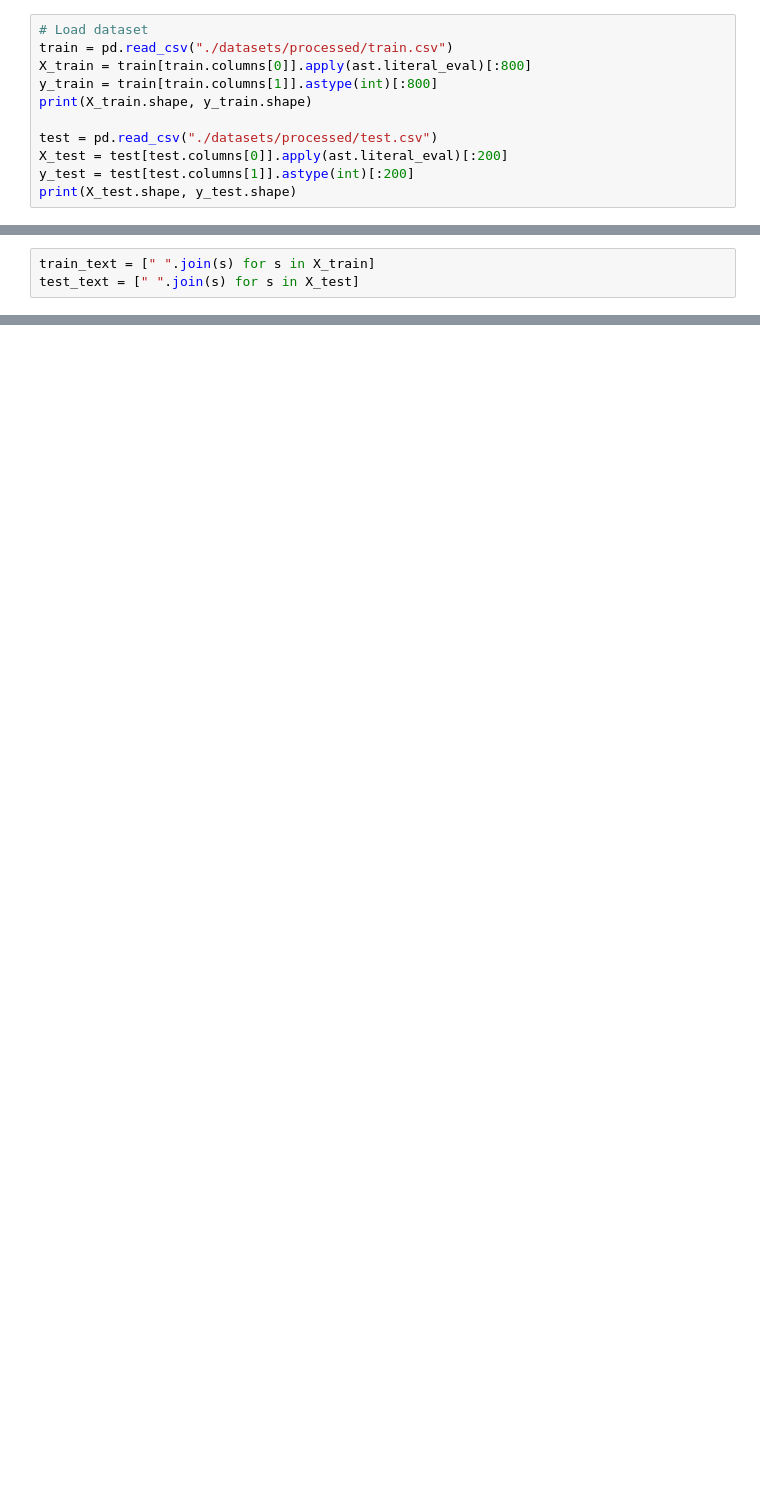
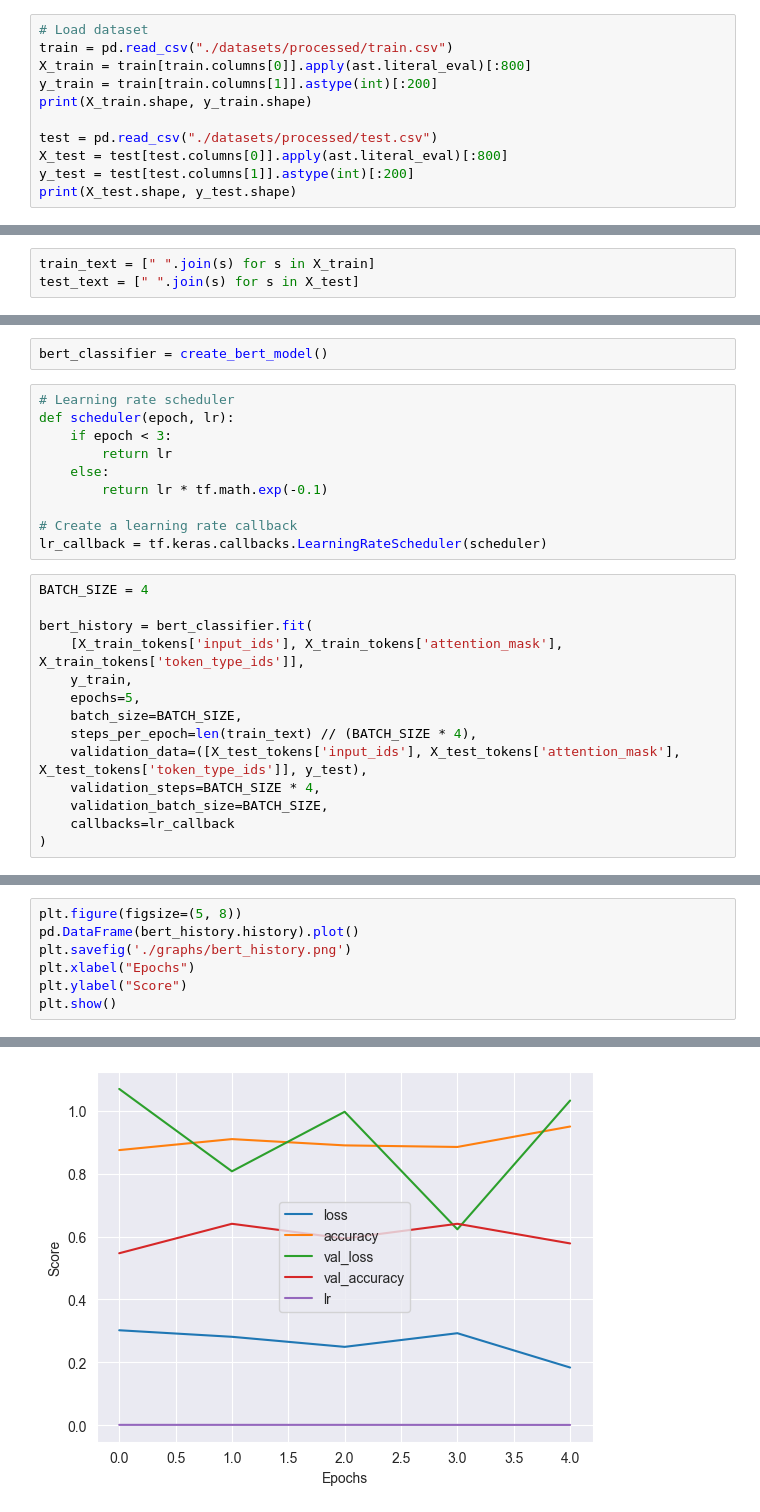
Before and after one commit to KiyonoKara/SNS-Sentiment-Analysis, a Jupyter notebook: sns_bert.ipynb, the cells around one changed output, grey strips where cells are left out. Saved outputs shown, nothing was run; the diff lists cells and outputs as text; blank space fills up the shorter version.

```diff
--- a/sns_bert.ipynb
+++ b/sns_bert.ipynb
@@ -28,11 +36,11 @@ If your task is similar to the task the model of the checkpoint was trained on,
 # Load dataset
 train = pd.read_csv("./datasets/processed/train.csv")
 X_train = train[train.columns[0]].apply(ast.literal_eval)[:800]
-y_train = train[train.columns[1]].astype(int)[:800]
+y_train = train[train.columns[1]].astype(int)[:200]
 print(X_train.shape, y_train.shape)
 
 test = pd.read_csv("./datasets/processed/test.csv")
-X_test = test[test.columns[0]].apply(ast.literal_eval)[:200]
+X_test = test[test.columns[0]].apply(ast.literal_eval)[:800]
 y_test = test[test.columns[1]].astype(int)[:200]
 print(X_test.shape, y_test.shape)
 # %% [output]
@@ -151,0 +106,26 @@ model_.fit(
+# %%
+bert_classifier = create_bert_model()
+# %%
+# Learning rate scheduler
+def scheduler(epoch, lr):
+    if epoch < 3:
+        return lr
+    else:
+        return lr * tf.math.exp(-0.1)
+
+# Create a learning rate callback
+lr_callback = tf.keras.callbacks.LearningRateScheduler(scheduler)
+# %%
+BATCH_SIZE = 4
+
+bert_history = bert_classifier.fit(
+    [X_train_tokens['input_ids'], X_train_tokens['attention_mask'], X_train_tokens['token_type_ids']],
+    y_train,
+    epochs=5,
+    batch_size=BATCH_SIZE,
+    steps_per_epoch=len(train_text) // (BATCH_SIZE * 4),
+    validation_data=([X_test_tokens['input_ids'], X_test_tokens['attention_mask'], X_test_tokens['token_type_ids']], y_test),
+    validation_steps=BATCH_SIZE * 4,
+    validation_batch_size=BATCH_SIZE,
+    callbacks=lr_callback
+)
@@ -153,0 +181,8 @@ bert_classifier.evaluate_generator(test_data_gen)
+# %%
+plt.figure(figsize=(5, 8))
+pd.DataFrame(bert_history.history).plot()
+plt.savefig('./graphs/bert_history.png')
+plt.xlabel("Epochs")
+plt.ylabel("Score")
+plt.show()
+# %% [output]
@@ -153,0 +190 @@ bert_classifier.evaluate_generator(test_data_gen)
+[figure, added]
```
Also changed, not shown: parts of 25 cells of this notebook.
